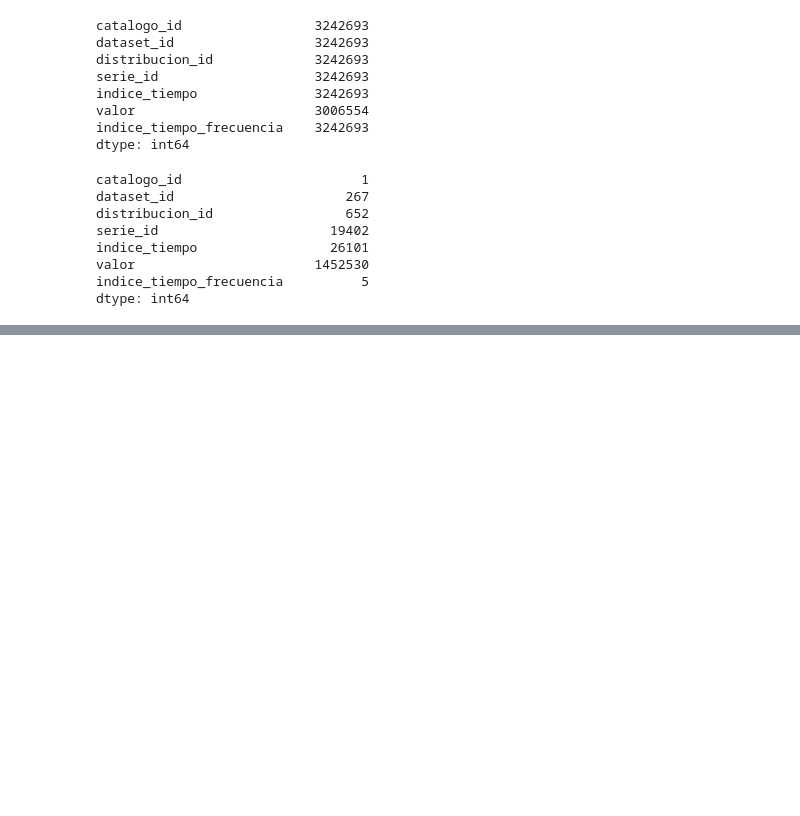
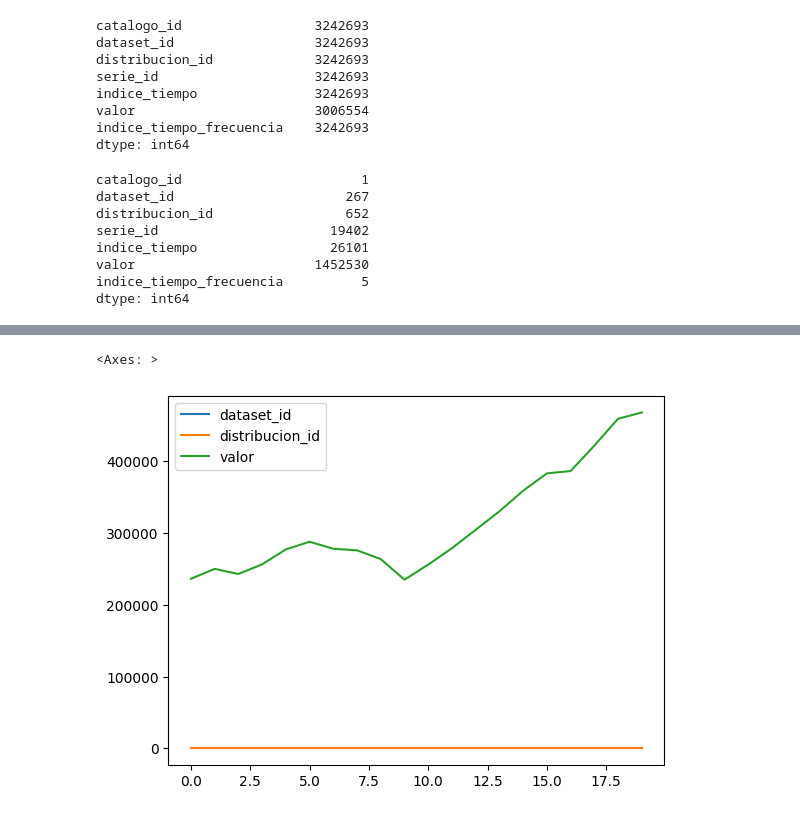
Before and after one commit to matuteiglesias/economia.gob.ar-datos, a Jupyter notebook: 02 - Download, extract, open data (sqlite, csv).ipynb, the cells around one changed output, grey strips where cells are left out. Drawn from its saved outputs; the diff is of its cells as text; code cells hidden in the pictures; blank space fills up the shorter version.

```diff
--- a/02 - Download, extract, open data (sqlite, csv).ipynb
+++ b/02 - Download, extract, open data (sqlite, csv).ipynb
@@ -308,0 +392,5 @@ dtype: int64
+# %%
+df2.loc[df2.serie_id == '1.1_OGP_D_1993_A_17'].plot()
+# %% [output]
+<Axes: >
+[figure, added]
```
Also changed, not shown: parts of 5 cells of this notebook, 3 other files.
